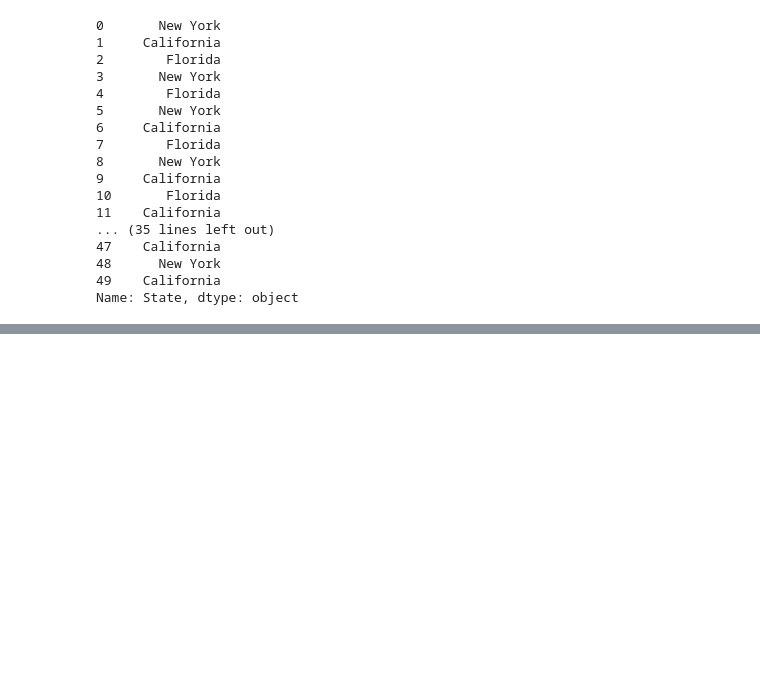
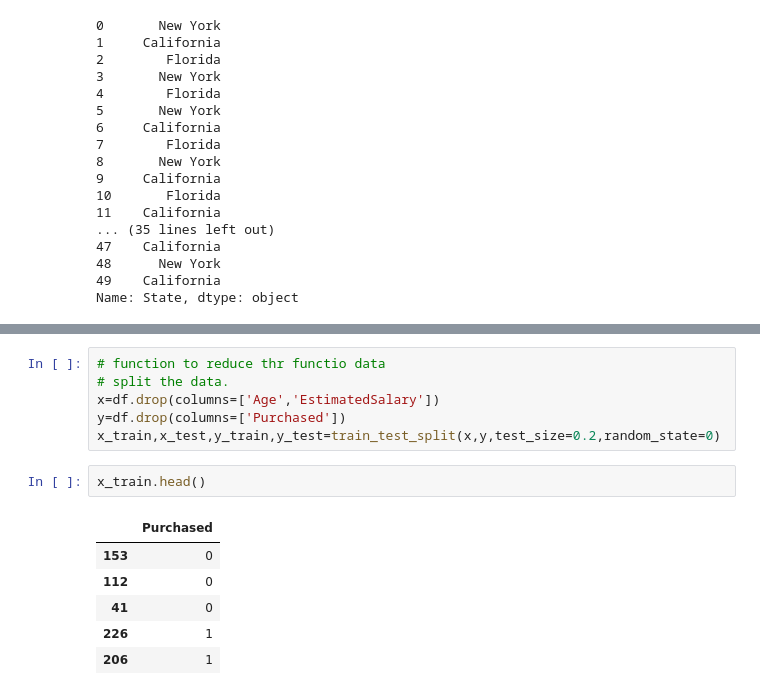
Before and after one commit to ishman7277/Working-with-Machine-Learning, a Jupyter notebook: ML2.ipynb, the cells around one changed output, grey strips where cells are left out. Saved outputs shown, nothing was run; the diff lists cells and outputs as text; blank space fills up the shorter version.

```diff
--- a/ML2.ipynb
+++ b/ML2.ipynb
@@ -249,0 +360,15 @@ Name: State, dtype: object
+# %%
+# function to reduce thr functio data
+# split the data.
+x=df.drop(columns=['Age','EstimatedSalary'])
+y=df.drop(columns=['Purchased'])
+x_train,x_test,y_train,y_test=train_test_split(x,y,test_size=0.2,random_state=0)
+# %%
+x_train.head()
+# %% [output]
+|  | Purchased |
+| 153 | 0 |
+| 112 | 0 |
+| 41 | 0 |
+| 226 | 1 |
+| 206 | 1 |
```
Also changed, not shown: parts of 11 cells of this notebook, 4 other files.
